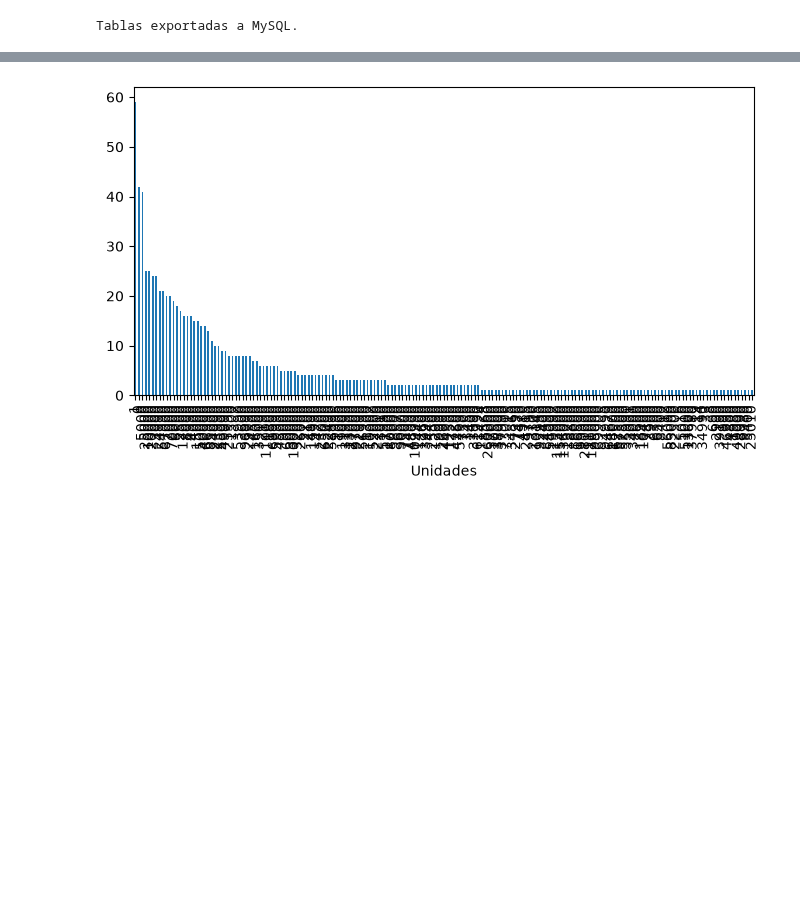
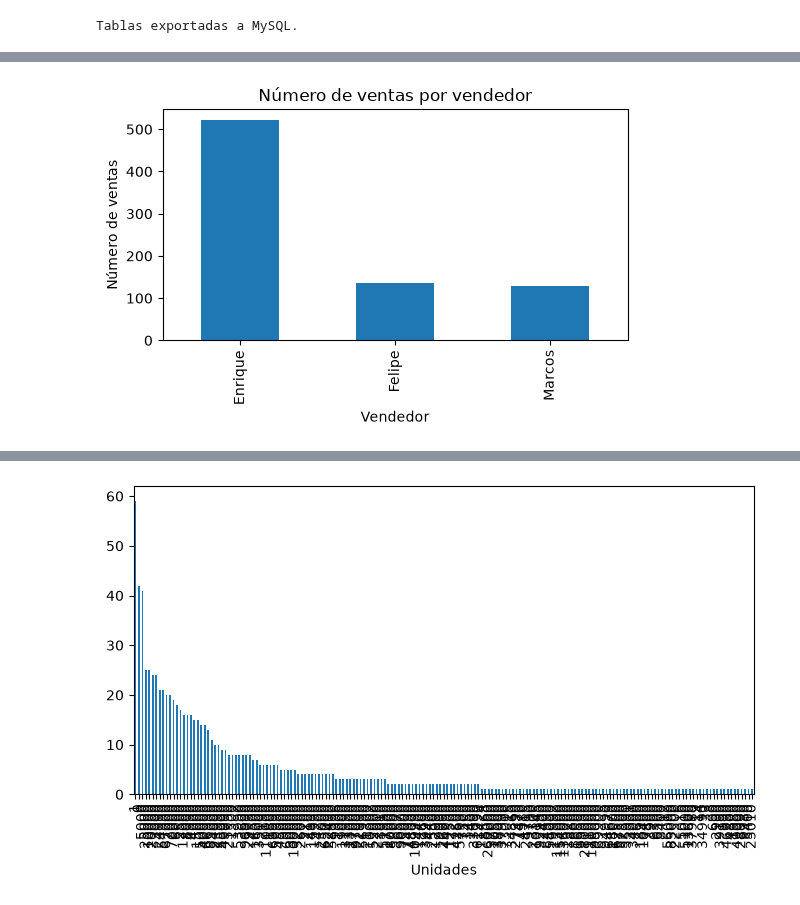
Before and after one commit to marcospnur/Bravos_Nutrition, a Jupyter notebook: Analisis de datos.ipynb, the cells around one changed output, grey strips where cells are left out. Cells and saved outputs as stored; diff of their text form; code cells hidden in the pictures; blank space fills up the shorter version.

```diff
--- a/Analisis de datos.ipynb
+++ b/Analisis de datos.ipynb
@@ -184,0 +231,9 @@ dim_productos.describe(include="all").round(2)
+# %%
+# Número de ventas por vendedor
+panel_ventas["vendedor"].value_counts().plot.bar(figsize=(6,3))
+plt.title("Número de ventas por vendedor")
+plt.ylabel("Número de ventas")
+plt.xlabel("Vendedor")
+plt.show()
+# %% [output]
+[figure, added]
```
Also changed, not shown: parts of 20 cells of this notebook.
